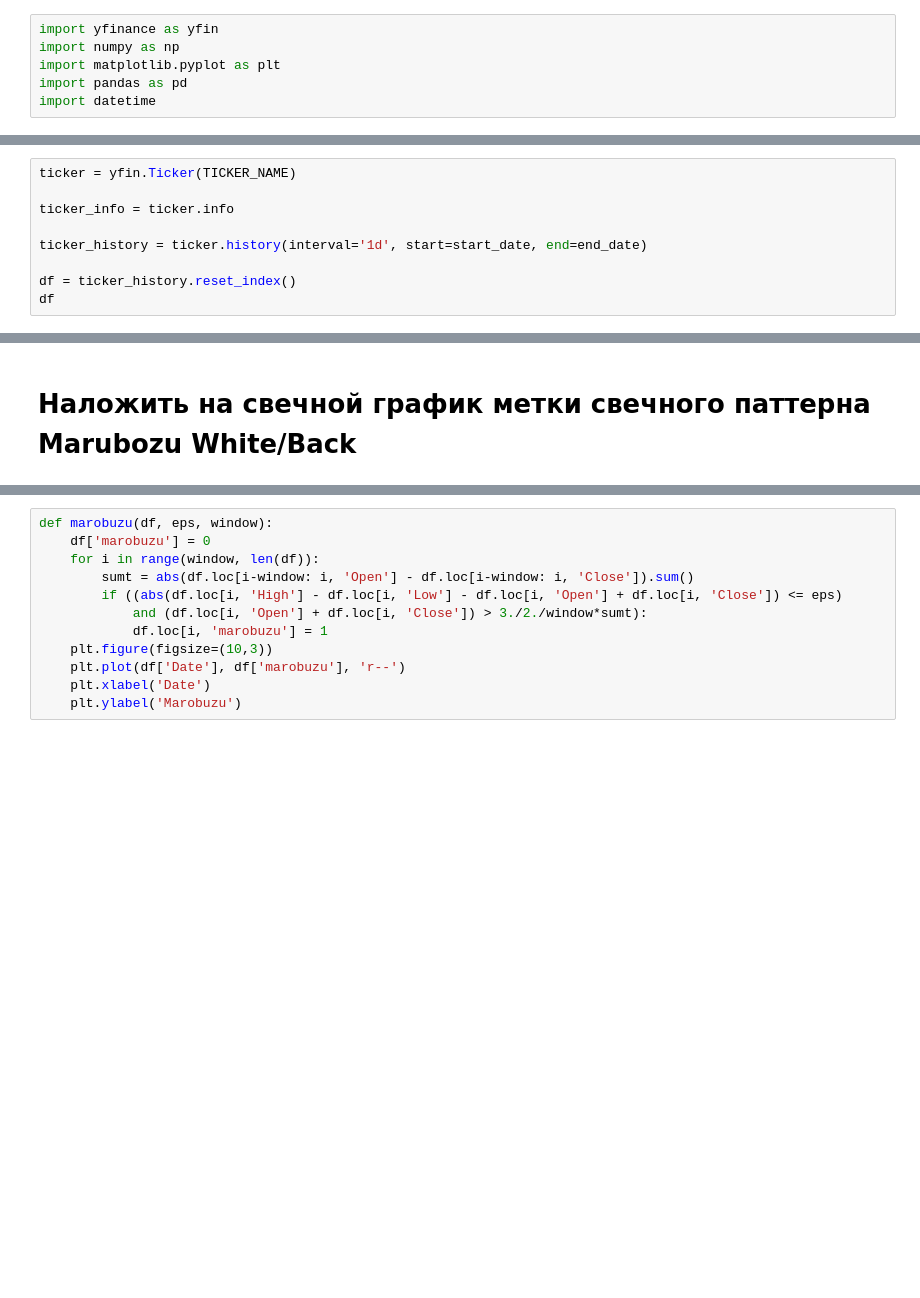
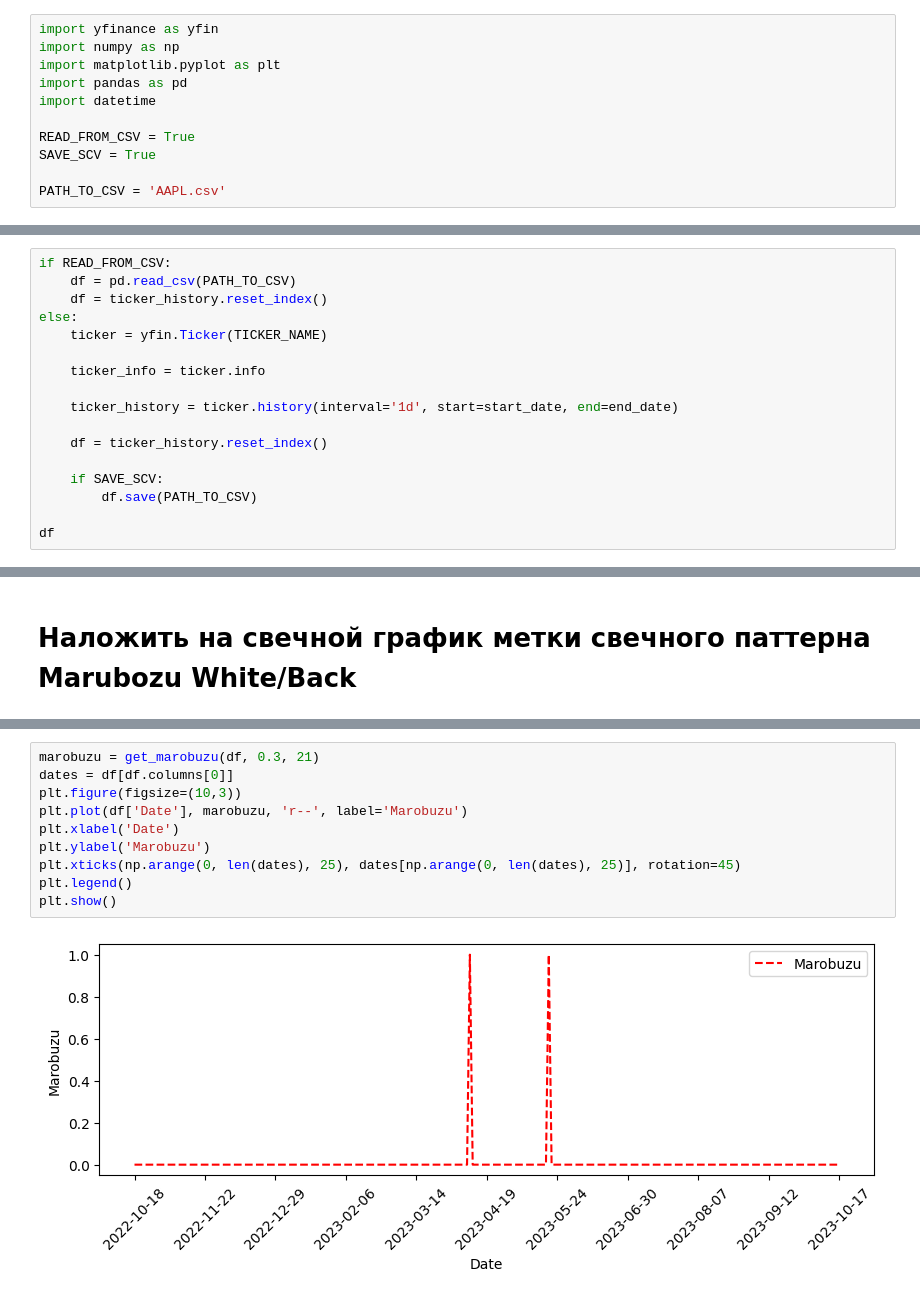
Before and after one commit to Kasymkhankhubiyev/Sirius-Uni, a Jupyter notebook: Intoduction Into Profession/tasks/Task4.ipynb, the cells around one changed output, grey strips where cells are left out. Saved outputs shown, nothing was run; the diff lists cells and outputs as text; blank space fills up the shorter version.

```diff
--- a/Intoduction Into Profession/tasks/Task4.ipynb
+++ b/Intoduction Into Profession/tasks/Task4.ipynb
@@ -4,19 +4,32 @@ import numpy as np
 import matplotlib.pyplot as plt
 import pandas as pd
 import datetime
+
+READ_FROM_CSV = True
+SAVE_SCV = True
+
+PATH_TO_CSV = 'AAPL.csv'
 # %%
 TICKER_NAME = 'AAPL'
 
 start_date = '2022-10-18'
 end_date = '2023-10-18'
 # %%
-ticker = yfin.Ticker(TICKER_NAME)
+if READ_FROM_CSV:
+    df = pd.read_csv(PATH_TO_CSV)
+    df = ticker_history.reset_index()
+else:
+    ticker = yfin.Ticker(TICKER_NAME)
 
-ticker_info = ticker.info
+    ticker_info = ticker.info
 
-ticker_history = ticker.history(interval='1d', start=start_date, end=end_date)
+    ticker_history = ticker.history(interval='1d', start=start_date, end=end_date)
 
-df = ticker_history.reset_index()
+    df = ticker_history.reset_index()
+
+    if SAVE_SCV:
+        df.save(PATH_TO_CSV)
+
 df
 # %% [output]
 |  | Date | Open | High | Low | Close | Volume | Dividends | Stock Splits |
@@ -84,12 +123,12 @@ def marobuzu(df: pd.DataFrame, epsilon: float, window: int):
 # %%
-def marobuzu(df, eps, window):
-    df['marobuzu'] = 0
-    for i in range(window, len(df)):
-        sumt = abs(df.loc[i-window: i, 'Open'] - df.loc[i-window: i, 'Close']).sum()
-        if ((abs(df.loc[i, 'High'] - df.loc[i, 'Low'] - df.loc[i, 'Open'] + df.loc[i, 'Close']) <= eps)
-            and (df.loc[i, 'Open'] + df.loc[i, 'Close']) > 3./2./window*sumt):
-            df.loc[i, 'marobuzu'] = 1
-    plt.figure(figsize=(10,3))
-    plt.plot(df['Date'], df['marobuzu'], 'r--')
-    plt.xlabel('Date')
-    plt.ylabel('Marobuzu')
+marobuzu = get_marobuzu(df, 0.3, 21)
+dates = df[df.columns[0]]
+plt.figure(figsize=(10,3))
+plt.plot(df['Date'], marobuzu, 'r--', label='Marobuzu')
+plt.xlabel('Date')
+plt.ylabel('Marobuzu')
+plt.xticks(np.arange(0, len(dates), 25), dates[np.arange(0, len(dates), 25)], rotation=45)
+plt.legend()
+plt.show()
+# %% [output]
+[figure, added]
```
Also changed, not shown: parts of 6 cells of this notebook, 2 other files.
